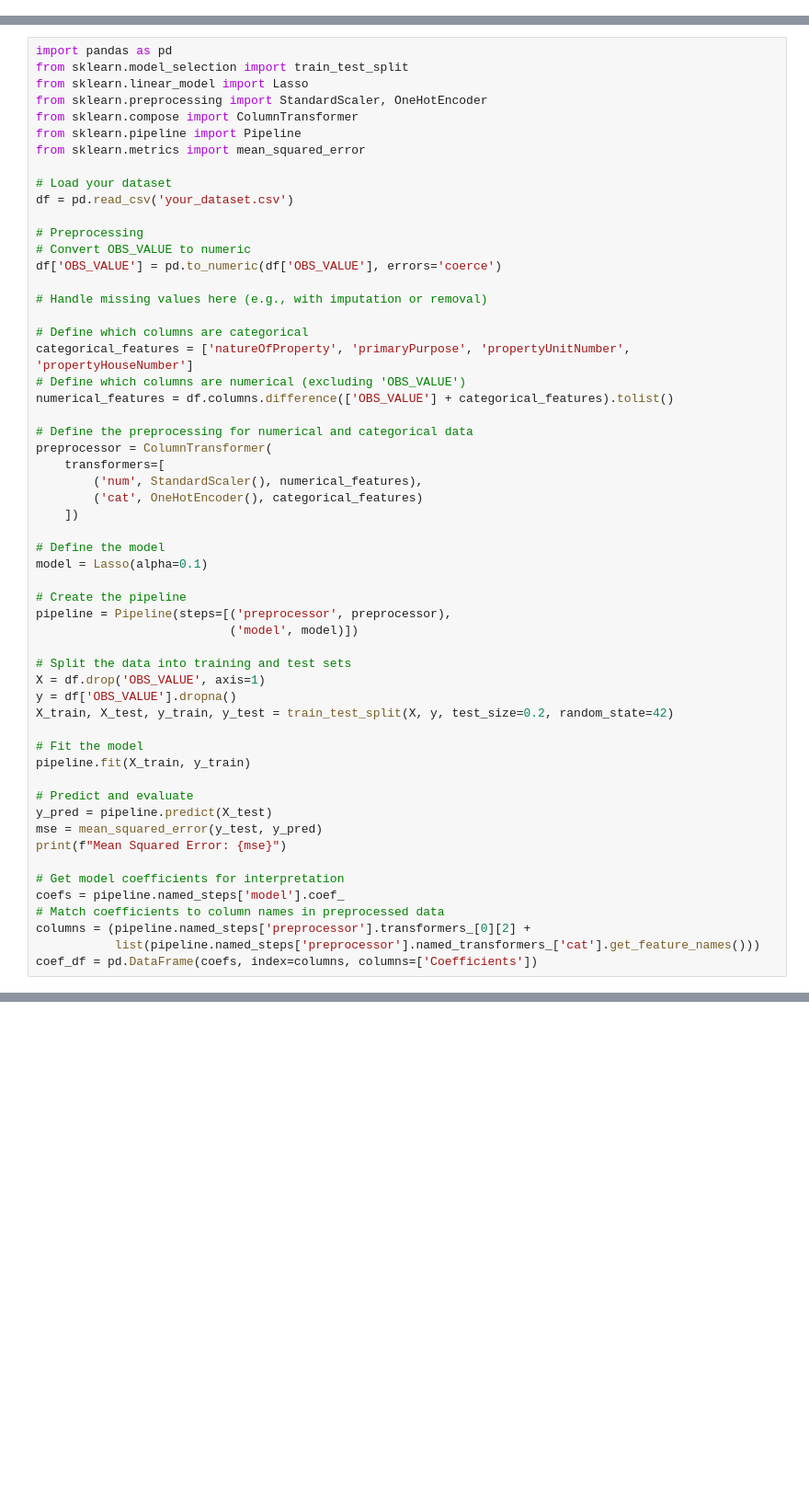
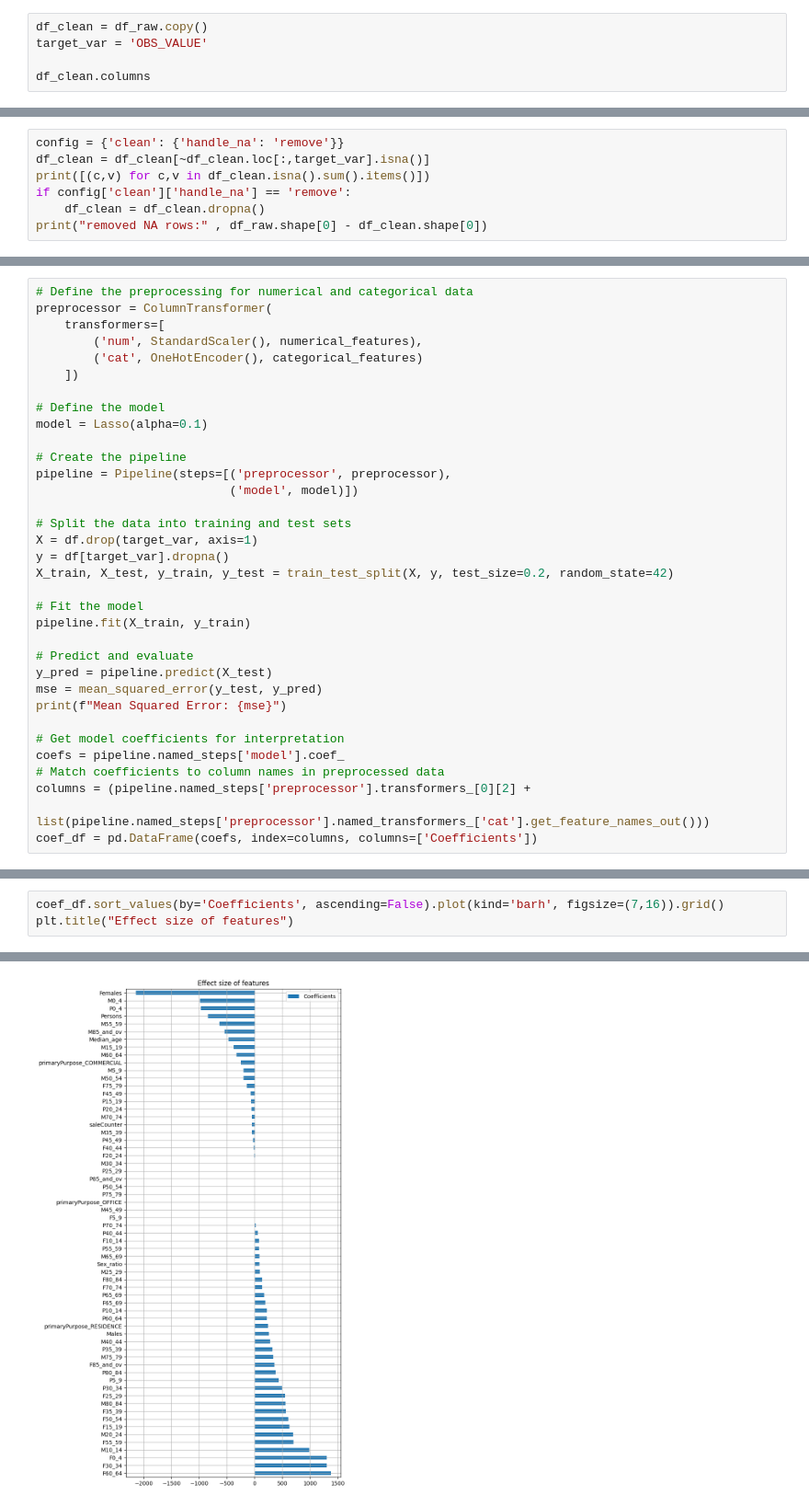
Before and after one commit to Tell1/prop-recommender, a Jupyter notebook: notebooks/clean_features.ipynb, the cells around one changed output, grey strips where cells are left out. Shown at 92% size. Cells and saved outputs as stored; diff of their text form; blank space fills up the shorter version.

Commit message:
baseline model with population & demographic variables

```diff
--- a/notebooks/clean_features.ipynb
+++ b/notebooks/clean_features.ipynb
@@ -17,0 +18,5 @@ df_raw.head()
+# %%
+df_clean = df_raw.copy()
+target_var = 'OBS_VALUE'
+
+df_clean.columns
@@ -17,0 +40,7 @@ df_raw.head()
+# %%
+config = {'clean': {'handle_na': 'remove'}}
+df_clean = df_clean[~df_clean.loc[:,target_var].isna()]
+print([(c,v) for c,v in df_clean.isna().sum().items()])
+if config['clean']['handle_na'] == 'remove':
+    df_clean = df_clean.dropna()
+print("removed NA rows:" , df_raw.shape[0] - df_clean.shape[0])
@@ -18,26 +129,4 @@ df_raw.head()
 # %%
-import pandas as pd
-from sklearn.model_selection import train_test_split
-from sklearn.linear_model import Lasso
-from sklearn.preprocessing import StandardScaler, OneHotEncoder
-from sklearn.compose import ColumnTransformer
-from sklearn.pipeline import Pipeline
-from sklearn.metrics import mean_squared_error
-
-# Load your dataset
-df = pd.read_csv('your_dataset.csv')
-
-# Preprocessing
-# Convert OBS_VALUE to numeric
-df['OBS_VALUE'] = pd.to_numeric(df['OBS_VALUE'], errors='coerce')
-
-# Handle missing values here (e.g., with imputation or removal)
-
-# Define which columns are categorical
-categorical_features = ['natureOfProperty', 'primaryPurpose', 'propertyUnitNumber', 'propertyHouseNumber']
-# Define which columns are numerical (excluding 'OBS_VALUE')
-numerical_features = df.columns.difference(['OBS_VALUE'] + categorical_features).tolist()
-
 # Define the preprocessing for numerical and categorical data
 preprocessor = ColumnTransformer(
     transformers=[
@@ -53,8 +142,8 @@ pipeline = Pipeline(steps=[('preprocessor', preprocessor),
                            ('model', model)])
 
 # Split the data into training and test sets
-X = df.drop('OBS_VALUE', axis=1)
-y = df['OBS_VALUE'].dropna()
+X = df.drop(target_var, axis=1)
+y = df[target_var].dropna()
 X_train, X_test, y_train, y_test = train_test_split(X, y, test_size=0.2, random_state=42)
 
 # Fit the model
@@ -69,5 +158,5 @@ print(f"Mean Squared Error: {mse}")
 coefs = pipeline.named_steps['model'].coef_
 # Match coefficients to column names in preprocessed data
 columns = (pipeline.named_steps['preprocessor'].transformers_[0][2] +
-           list(pipeline.named_steps['preprocessor'].named_transformers_['cat'].get_feature_names()))
+           list(pipeline.named_steps['preprocessor'].named_transformers_['cat'].get_feature_names_out()))
 coef_df = pd.DataFrame(coefs, index=columns, columns=['Coefficients'])
@@ -73,0 +165,4 @@ coef_df = pd.DataFrame(coefs, index=columns, columns=['Coefficients'])
+# %%
+coef_df.sort_values(by='Coefficients', ascending=False).plot(kind='barh', figsize=(7,16)).grid()
+plt.title("Effect size of features")
+# %% [output]
@@ -73,0 +170 @@ coef_df = pd.DataFrame(coefs, index=columns, columns=['Coefficients'])
+[figure, added]
```
Also changed, not shown: parts of 16 cells of this notebook, 1 other file.
